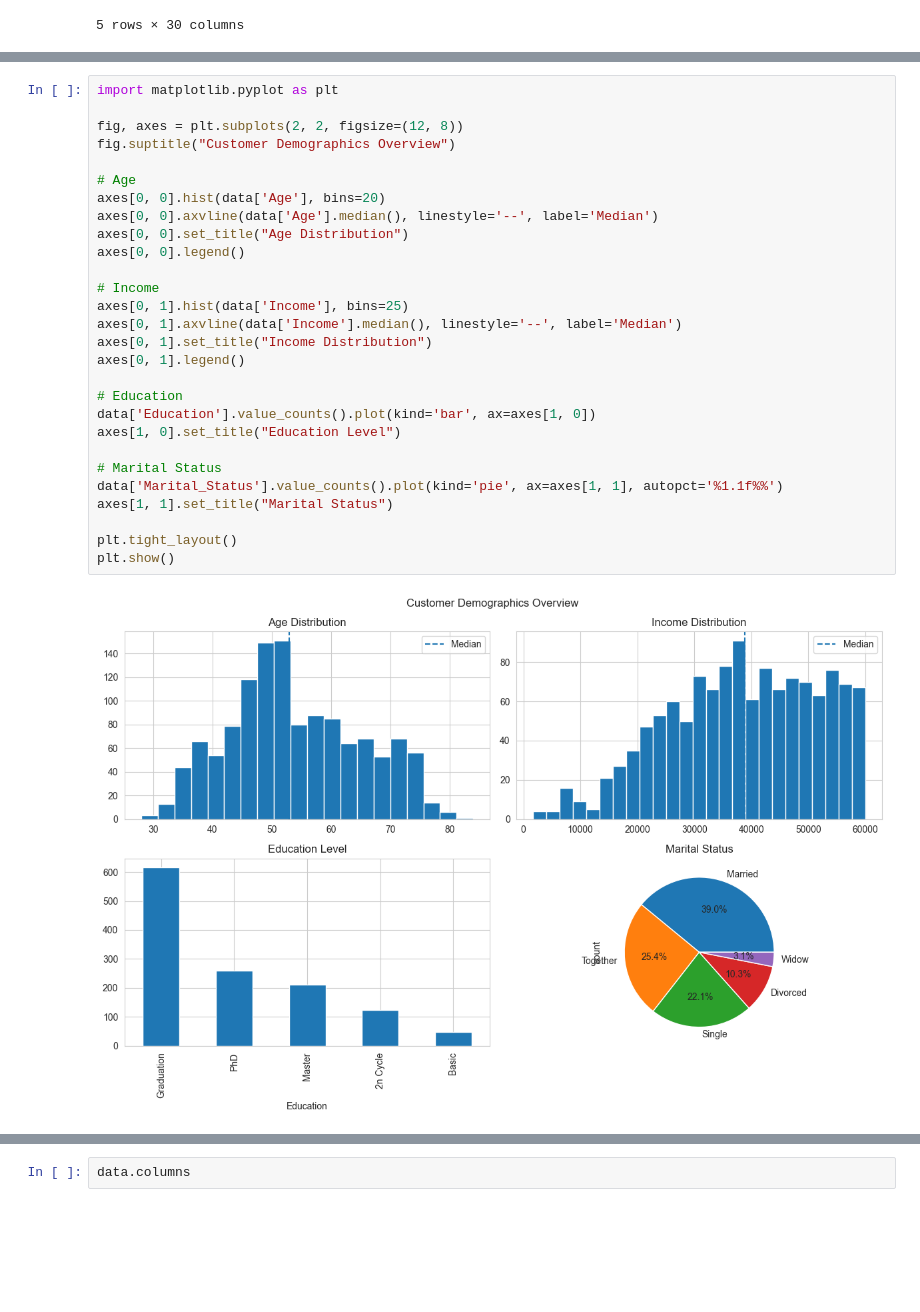
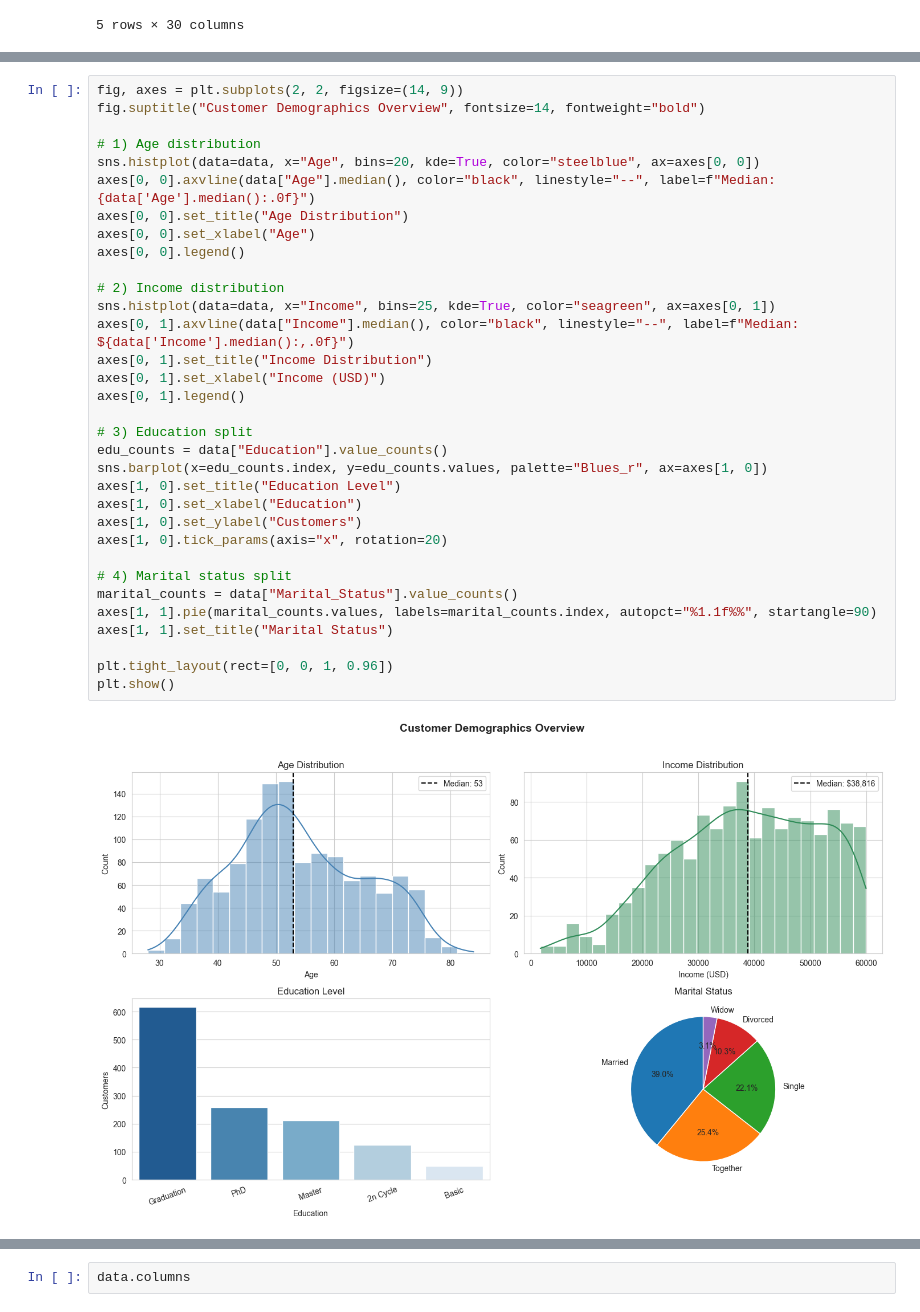
Before and after one commit to suzzzel5/Marketing-Campagain-Analysis, a Jupyter notebook: notebooks/03_eda_visualizations.ipynb, the cells around one changed output, grey strips where cells are left out. Cells and saved outputs as stored; diff of their text form; blank space fills up the shorter version.

Commit message:
visualizaiton completed

```diff
--- a/notebooks/03_eda_visualizations.ipynb
+++ b/notebooks/03_eda_visualizations.ipynb
@@ -45,31 +44,36 @@ data.head()
 # %%
-import matplotlib.pyplot as plt
+fig, axes = plt.subplots(2, 2, figsize=(14, 9))
+fig.suptitle("Customer Demographics Overview", fontsize=14, fontweight="bold")
 
-fig, axes = plt.subplots(2, 2, figsize=(12, 8))
-fig.suptitle("Customer Demographics Overview")
-
-# Age
-axes[0, 0].hist(data['Age'], bins=20)
-axes[0, 0].axvline(data['Age'].median(), linestyle='--', label='Median')
+# 1) Age distribution
+sns.histplot(data=data, x="Age", bins=20, kde=True, color="steelblue", ax=axes[0, 0])
+axes[0, 0].axvline(data["Age"].median(), color="black", linestyle="--", label=f"Median: {data['Age'].median():.0f}")
 axes[0, 0].set_title("Age Distribution")
+axes[0, 0].set_xlabel("Age")
 axes[0, 0].legend()
 
-# Income
-axes[0, 1].hist(data['Income'], bins=25)
-axes[0, 1].axvline(data['Income'].median(), linestyle='--', label='Median')
+# 2) Income distribution
+sns.histplot(data=data, x="Income", bins=25, kde=True, color="seagreen", ax=axes[0, 1])
+axes[0, 1].axvline(data["Income"].median(), color="black", linestyle="--", label=f"Median: ${data['Income'].median():,.0f}")
 axes[0, 1].set_title("Income Distribution")
+axes[0, 1].set_xlabel("Income (USD)")
 axes[0, 1].legend()
 
-# Education
-data['Education'].value_counts().plot(kind='bar', ax=axes[1, 0])
+# 3) Education split
+edu_counts = data["Education"].value_counts()
+sns.barplot(x=edu_counts.index, y=edu_counts.values, palette="Blues_r", ax=axes[1, 0])
 axes[1, 0].set_title("Education Level")
+axes[1, 0].set_xlabel("Education")
+axes[1, 0].set_ylabel("Customers")
+axes[1, 0].tick_params(axis="x", rotation=20)
 
-# Marital Status
-data['Marital_Status'].value_counts().plot(kind='pie', ax=axes[1, 1], autopct='%1.1f%%')
+# 4) Marital status split
+marital_counts = data["Marital_Status"].value_counts()
+axes[1, 1].pie(marital_counts.values, labels=marital_counts.index, autopct="%1.1f%%", startangle=90)
 axes[1, 1].set_title("Marital Status")
 
-plt.tight_layout()
+plt.tight_layout(rect=[0, 0, 1, 0.96])
 plt.show()
 # %% [output]
-[figure, old version]
+[figure, new version]
 # %% [markdown]
```
Also changed, not shown: parts of 30 cells of this notebook.
